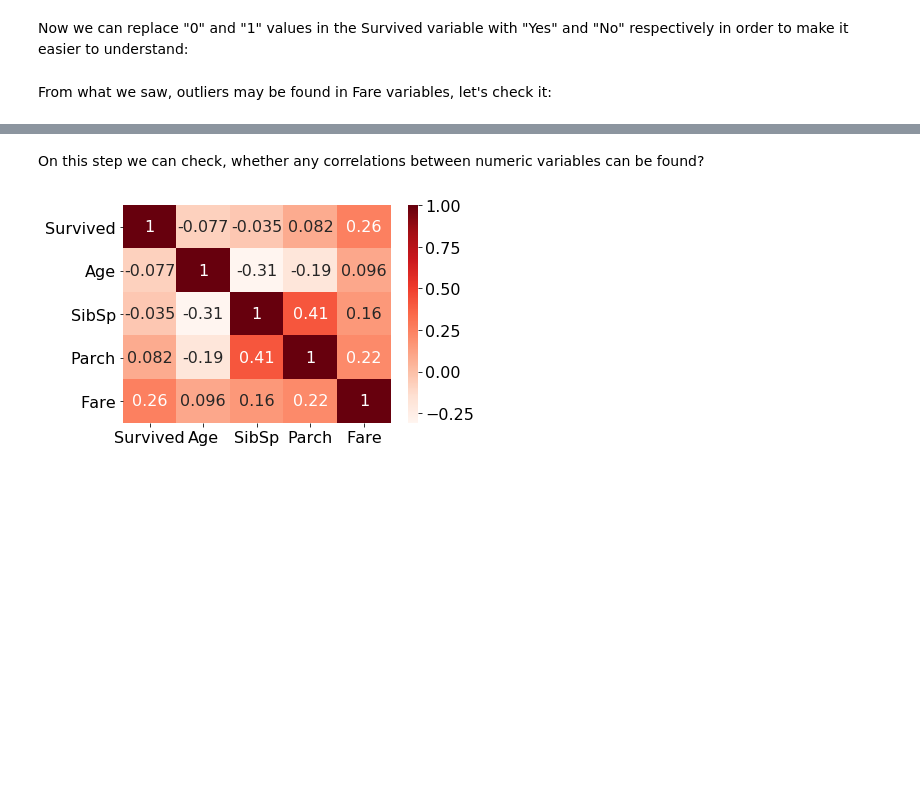
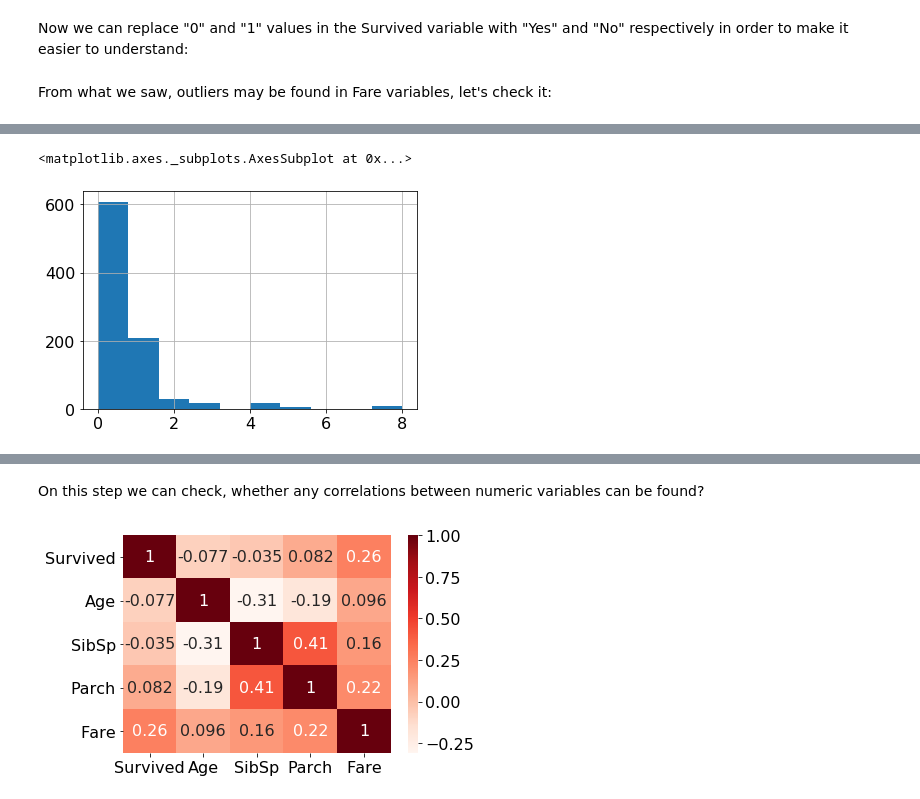
Before and after one commit to daria-nikanorova/BI_2020-2021_Python, a Jupyter notebook: hw_pandas.ipynb, the cells around one changed output, grey strips where cells are left out. Saved outputs shown, nothing was run; the diff lists cells and outputs as text; code cells hidden in the pictures; blank space fills up the shorter version.

```diff
--- a/hw_pandas.ipynb
+++ b/hw_pandas.ipynb
@@ -183,0 +202,5 @@ I checked some of these names in https://www.encyclopedia-titanica.org/ and foun
+# %%
+titanic.SibSp.hist()
+# %% [output]
+<matplotlib.axes._subplots.AxesSubplot at 0x...>
+[figure, added]
```
Also changed, not shown: parts of 8 cells of this notebook, 1 other file.
